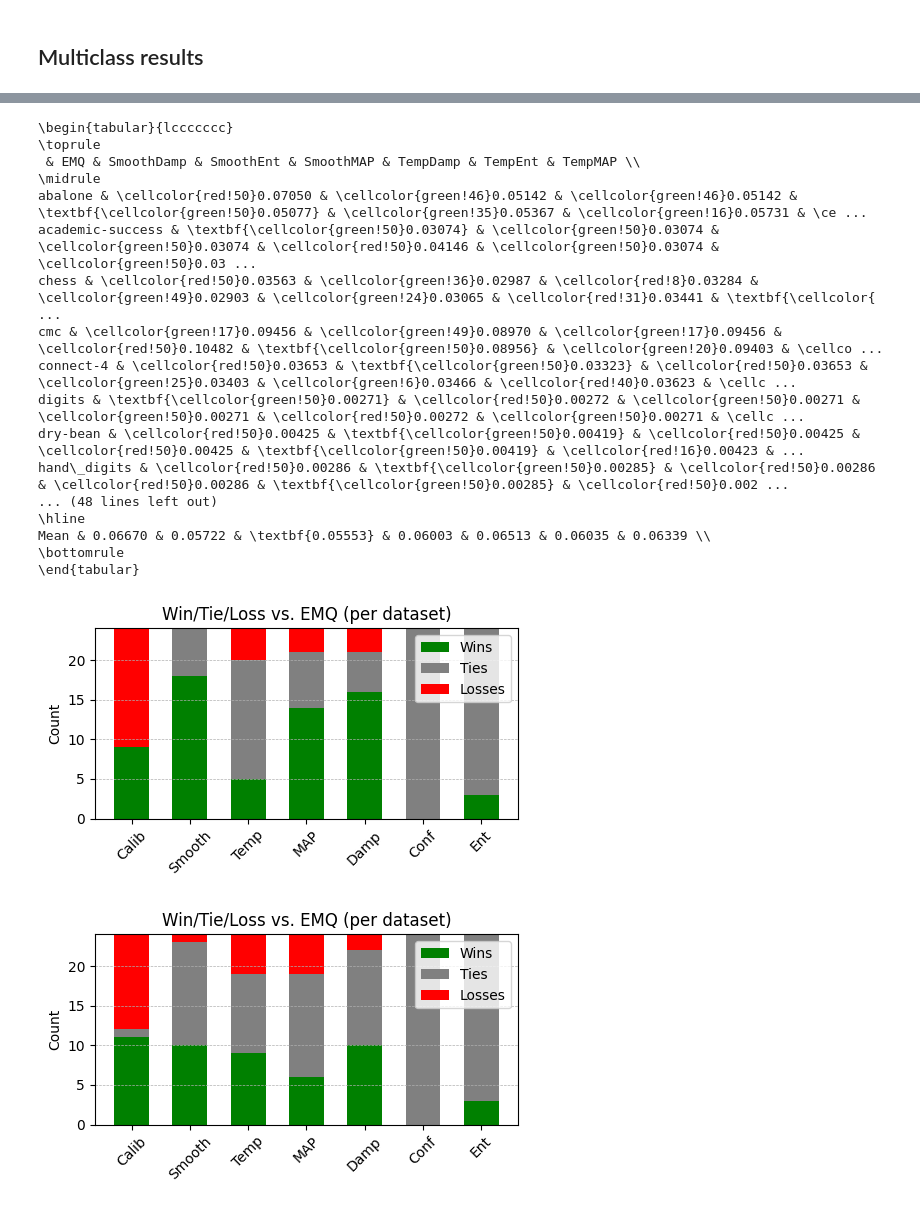
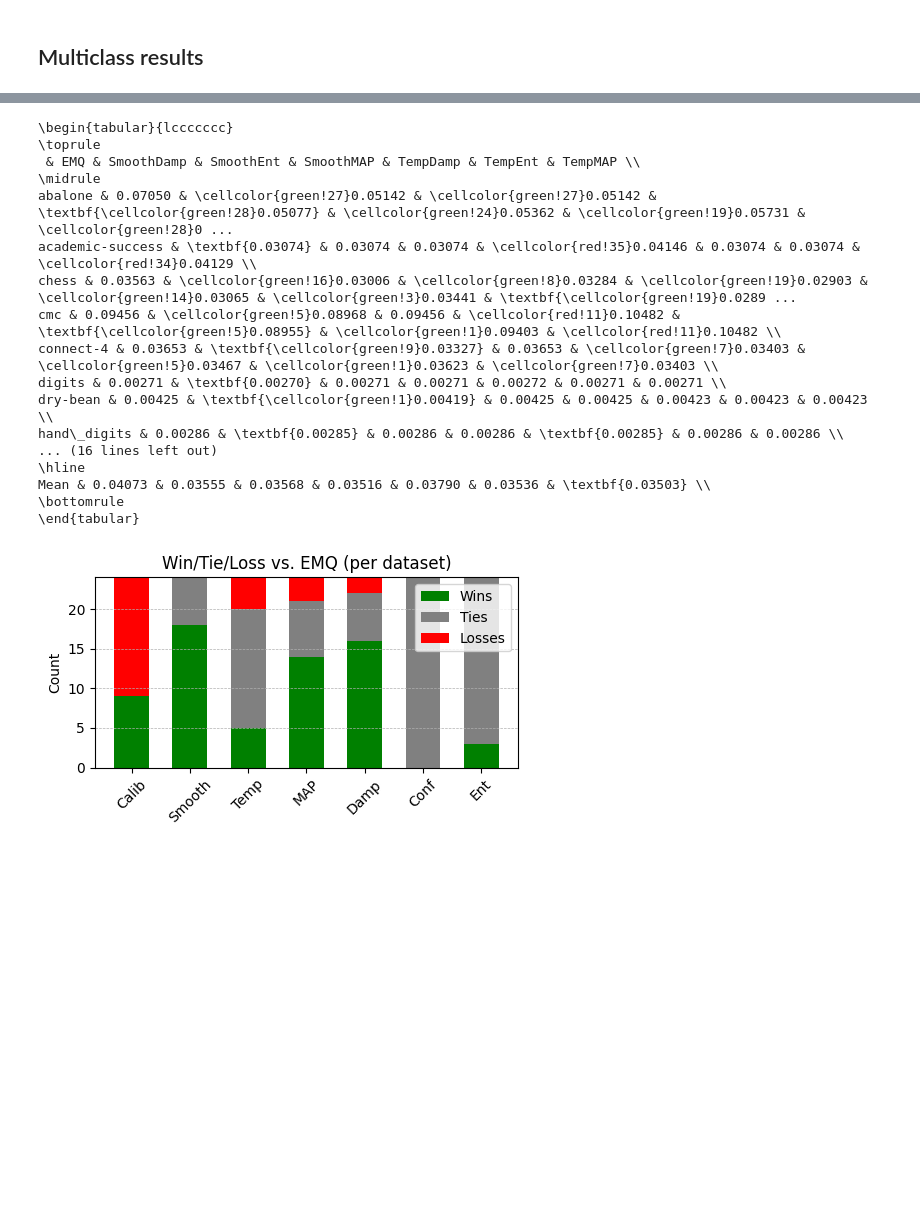
Before and after one commit to pglez82/emq-stabilization, a Jupyter notebook: formatresults.ipynb, the cells around one changed output, grey strips where cells are left out. Saved outputs shown, nothing was run; the diff lists cells and outputs as text; code cells hidden in the pictures; blank space fills up the shorter version.

```diff
--- a/formatresults.ipynb
+++ b/formatresults.ipynb
@@ -363,23 +360,23 @@ def export_results_to_latex(csv_results_path, methods, method_names=None):
     return "\n".join(latex_lines)
 # %%
 print(export_results_to_latex('results/ucimulti/allmethods.csv',('EM_LR','TSEM_DEM_LR','TSEM_EREM_LR','TSEM_DMAPEM_LR','PSEM_DEM_LR','PSEM_EREM_LR','PSEM_DMAPEM_LR'),('EMQ','SmoothDamp','SmoothEnt','SmoothMAP','TempDamp','TempEnt','TempMAP')))
-print(export_results_to_latex('results/ucimulti/allmethods.csv',('EM_NN','TSEM_DEM_NN','TSEM_EREM_NN','TSEM_DMAPEM_NN','PSEM_DEM_NN','PSEM_EREM_NN','PSEM_DMAPEM_NN'),('EMQ','SmoothDamp','SmoothEnt','SmoothMAP','TempDamp','TempEnt','TempMAP')))
+#print(export_results_to_latex('results/ucimulti/allmethods.csv',('EM_NN','TSEM_DEM_NN','TSEM_EREM_NN','TSEM_DMAPEM_NN','PSEM_DEM_NN','PSEM_EREM_NN','PSEM_DMAPEM_NN'),('EMQ','SmoothDamp','SmoothEnt','SmoothMAP','TempDamp','TempEnt','TempMAP')))
 # %% [output]
 \begin{tabular}{lccccccc}
 \toprule
  & EMQ & SmoothDamp & SmoothEnt & SmoothMAP & TempDamp & TempEnt & TempMAP \\
 \midrule
-abalone & \cellcolor{red!50}0.07050 & \cellcolor{green!46}0.05142 & \cellcolor{green!46}0.05142 & \textbf{\cellcolor{green!50}0.05077} & \cellcolor{green!35}0.05367 & \cellcolor{green!16}0.05731 & \ce ...
-academic-success & \textbf{\cellcolor{green!50}0.03074} & \cellcolor{green!50}0.03074 & \cellcolor{green!50}0.03074 & \cellcolor{red!50}0.04146 & \cellcolor{green!50}0.03074 & \cellcolor{green!50}0.03 ...
-chess & \cellcolor{red!50}0.03563 & \cellcolor{green!36}0.02987 & \cellcolor{red!8}0.03284 & \cellcolor{green!49}0.02903 & \cellcolor{green!24}0.03065 & \cellcolor{red!31}0.03441 & \textbf{\cellcolor{ ...
-cmc & \cellcolor{green!17}0.09456 & \cellcolor{green!49}0.08970 & \cellcolor{green!17}0.09456 & \cellcolor{red!50}0.10482 & \textbf{\cellcolor{green!50}0.08956} & \cellcolor{green!20}0.09403 & \cellco ...
-connect-4 & \cellcolor{red!50}0.03653 & \textbf{\cellcolor{green!50}0.03323} & \cellcolor{red!50}0.03653 & \cellcolor{green!25}0.03403 & \cellcolor{green!6}0.03466 & \cellcolor{red!40}0.03623 & \cellc ...
-digits & \textbf{\cellcolor{green!50}0.00271} & \cellcolor{red!50}0.00272 & \cellcolor{green!50}0.00271 & \cellcolor{green!50}0.00271 & \cellcolor{red!50}0.00272 & \cellcolor{green!50}0.00271 & \cellc ...
-dry-bean & \cellcolor{red!50}0.00425 & \textbf{\cellcolor{green!50}0.00419} & \cellcolor{red!50}0.00425 & \cellcolor{red!50}0.00425 & \textbf{\cellcolor{green!50}0.00419} & \cellcolor{red!16}0.00423 & ...
-hand\_digits & \cellcolor{red!50}0.00286 & \textbf{\cellcolor{green!50}0.00285} & \cellcolor{red!50}0.00286 & \cellcolor{red!50}0.00286 & \textbf{\cellcolor{green!50}0.00285} & \cellcolor{red!50}0.002 ...
-... (48 lines left out)
+abalone & 0.07050 & \cellcolor{green!27}0.05142 & \cellcolor{green!27}0.05142 & \textbf{\cellcolor{green!28}0.05077} & \cellcolor{green!24}0.05362 & \cellcolor{green!19}0.05731 & \cellcolor{green!28}0 ...
+academic-success & \textbf{0.03074} & 0.03074 & 0.03074 & \cellcolor{red!35}0.04146 & 0.03074 & 0.03074 & \cellcolor{red!34}0.04129 \\
+chess & 0.03563 & \cellcolor{green!16}0.03006 & \cellcolor{green!8}0.03284 & \cellcolor{green!19}0.02903 & \cellcolor{green!14}0.03065 & \cellcolor{green!3}0.03441 & \textbf{\cellcolor{green!19}0.0289 ...
+cmc & 0.09456 & \cellcolor{green!5}0.08968 & 0.09456 & \cellcolor{red!11}0.10482 & \textbf{\cellcolor{green!5}0.08955} & \cellcolor{green!1}0.09403 & \cellcolor{red!11}0.10482 \\
+connect-4 & 0.03653 & \textbf{\cellcolor{green!9}0.03327} & 0.03653 & \cellcolor{green!7}0.03403 & \cellcolor{green!5}0.03467 & \cellcolor{green!1}0.03623 & \cellcolor{green!7}0.03403 \\
+digits & 0.00271 & \textbf{0.00270} & 0.00271 & 0.00271 & 0.00272 & 0.00271 & 0.00271 \\
+dry-bean & 0.00425 & \textbf{\cellcolor{green!1}0.00419} & 0.00425 & 0.00425 & 0.00423 & 0.00423 & 0.00423 \\
+hand\_digits & 0.00286 & \textbf{0.00285} & 0.00286 & 0.00286 & \textbf{0.00285} & 0.00286 & 0.00286 \\
+... (16 lines left out)
 \hline
-Mean & 0.06670 & 0.05722 & \textbf{0.05553} & 0.06003 & 0.06513 & 0.06035 & 0.06339 \\
+Mean & 0.04073 & 0.03555 & 0.03568 & 0.03516 & 0.03790 & 0.03536 & \textbf{0.03503} \\
 \bottomrule
 \end{tabular}
 # %%
@@ -419,45 +416,31 @@ def plot_win_tie_loss(exp, csv_results_path, method_names, display_labels, basel
     width = 0.6
 
     plt.figure(figsize=(5, 3))
     plt.bar(x, wins, width, label='Wins', color='green')
     plt.bar(x, ties, width, bottom=wins, label='Ties', color='gray')
     plt.bar(x, losses, width, bottom=np.array(wins)+np.array(ties), label='Losses', color='red')
 
     plt.xticks(x, display_labels, rotation=45)
     plt.ylabel("Count")
     plt.title("Win/Tie/Loss vs. EMQ (per dataset)")
     plt.legend(loc='upper right')
     plt.tight_layout()
     plt.grid(axis='y', linestyle='--', linewidth=0.5)
     plt.savefig("win_tie_loss_summary_{}.pdf".format(exp), format="pdf", bbox_inches="tight")
     plt.show()
 
 
 methods = ['EM_LR','EM_BCTS_LR','PSEM_LR','TSEM_LR','DMAPEM_LR','DEM_LR','CSEM_LR','EREM_LR']
 labels = ['EMQ','Calib','Smooth','Temp','MAP','Damp','Conf','Ent']
 methods_no_emq = methods[1:]
 labels_no_emq = labels[1:]
 
 plot_win_tie_loss(
     'LR',
     'results/ucimulti/allmethods.csv',
     methods_no_emq,
     labels_no_emq,
     baseline_method=methods[0]  # e.g., 'EM_LR'
 )
-
-methods = ['EM_NN','EM_BCTS_NN','PSEM_NN','TSEM_NN','DMAPEM_NN','DEM_NN','CSEM_NN','EREM_NN']
-labels = ['EMQ','Calib','Smooth','Temp','MAP','Damp','Conf','Ent']
-methods_no_emq = methods[1:]
-labels_no_emq = labels[1:]
-
-plot_win_tie_loss(
-    'NN',
-    'results/ucimulti/allmethods.csv',
-    methods_no_emq,
-    labels_no_emq,
-    baseline_method=methods[0]  # e.g., 'EM_LR'
-)
 # %% [output]
-[figure, old version]
+[figure, new version]
-[figure, removed]
```
Also changed, not shown: parts of 6 cells of this notebook, 5 other files.
